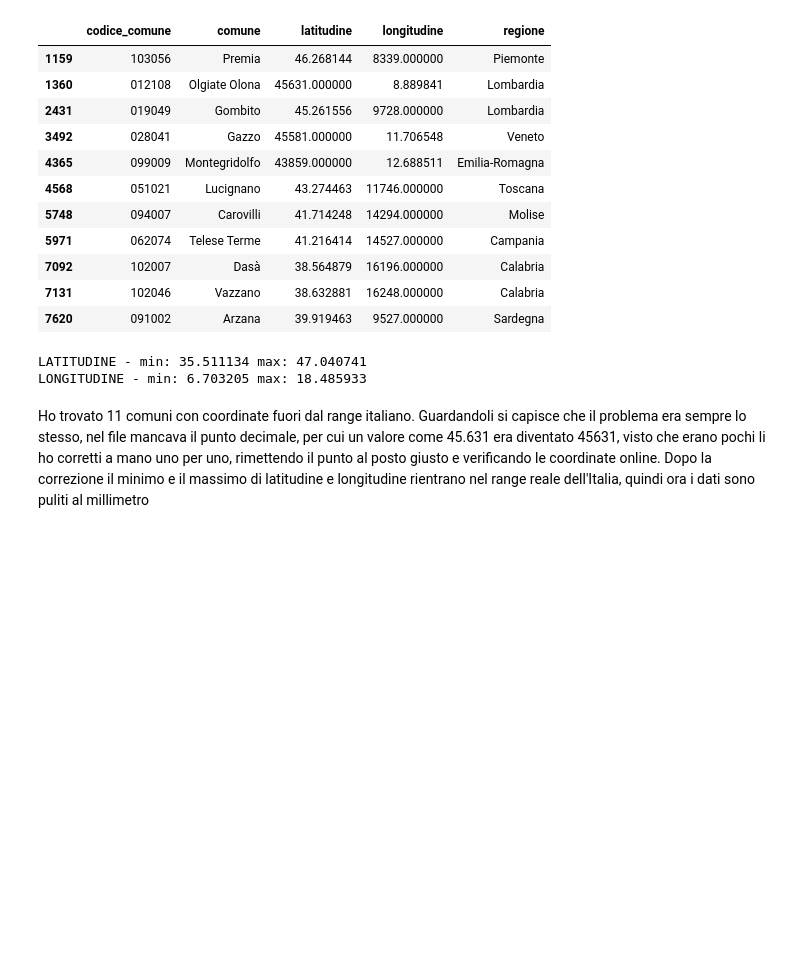
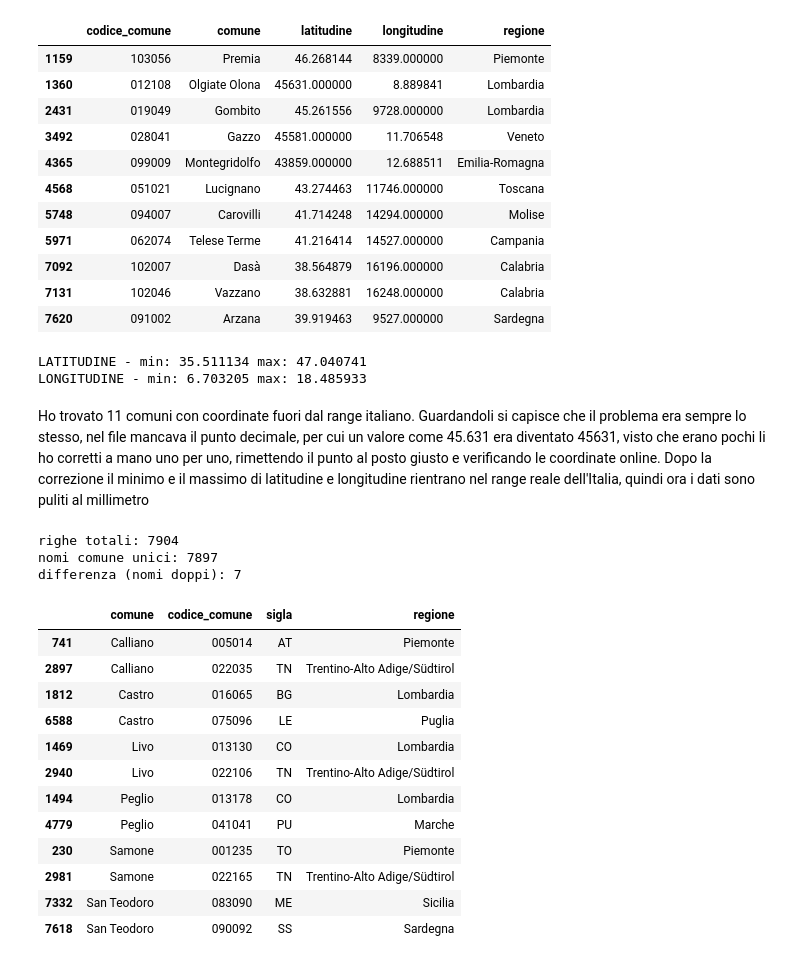
Before and after one commit to LordVessio/boolean-istat-traffic-analysis, a Jupyter notebook: Final Project Nicola Vessio pt 2.ipynb, the cells around one changed output. Saved outputs shown, nothing was run; the diff lists cells and outputs as text; code cells hidden in the pictures; blank space fills up the shorter version.

Commit message:
Aggiunte coordinate comuni e verifica sui codici doppi per cambio provincia

```diff
--- a/Final Project Nicola Vessio pt 2.ipynb
+++ b/Final Project Nicola Vessio pt 2.ipynb
@@ -703,3 +703,32 @@ LONGITUDINE - min: 6.703205 max: 18.485933
 # %% [markdown]
 Ho trovato 11 comuni con coordinate fuori dal range italiano. Guardandoli si capisce che il problema era sempre lo stesso, nel file mancava il punto decimale, per cui un valore come 45.631 era diventato 45631, visto che erano pochi li ho corretti a mano uno per uno, rimettendo il punto al posto giusto e verificando le coordinate online.
 Dopo la correzione il minimo e il massimo di latitudine e longitudine rientrano nel range reale dell'Italia, quindi ora i dati sono puliti al millimetro
+# %%
+print("righe totali:", len(coordinate))
+print("nomi comune unici:", coordinate['comune'].nunique())
+print("differenza (nomi doppi):", len(coordinate) - coordinate['comune'].nunique())
+# %% [output]
+righe totali: 7904
+nomi comune unici: 7897
+differenza (nomi doppi): 7
+# %%
+nomi_doppi = coordinate[coordinate['comune'].duplicated(keep=False)]
+nomi_doppi.sort_values('comune')[['comune', 'codice_comune', 'sigla', 'regione']]
+
+# trovo i comuni che hanno un nome ripetuto. duplicated(keep=False) segna tutte
+# le righe con nome doppio (non solo i duplicati successivi), così le vedo tutte
+# in coppia. le ordino per nome per confrontarle facilmente
+# %% [output]
+|  | comune | codice_comune | sigla | regione |
+| 741 | Calliano | 005014 | AT | Piemonte |
+| 2897 | Calliano | 022035 | TN | Trentino-Alto Adige/Südtirol |
+| 1812 | Castro | 016065 | BG | Lombardia |
+| 6588 | Castro | 075096 | LE | Puglia |
+| 1469 | Livo | 013130 | CO | Lombardia |
+| 2940 | Livo | 022106 | TN | Trentino-Alto Adige/Südtirol |
+| 1494 | Peglio | 013178 | CO | Lombardia |
+| 4779 | Peglio | 041041 | PU | Marche |
+| 230 | Samone | 001235 | TO | Piemonte |
+| 2981 | Samone | 022165 | TN | Trentino-Alto Adige/Südtirol |
+| 7332 | San Teodoro | 083090 | ME | Sicilia |
+| 7618 | San Teodoro | 090092 | SS | Sardegna |
```
Also changed, not shown: parts of 4 cells of this notebook.
